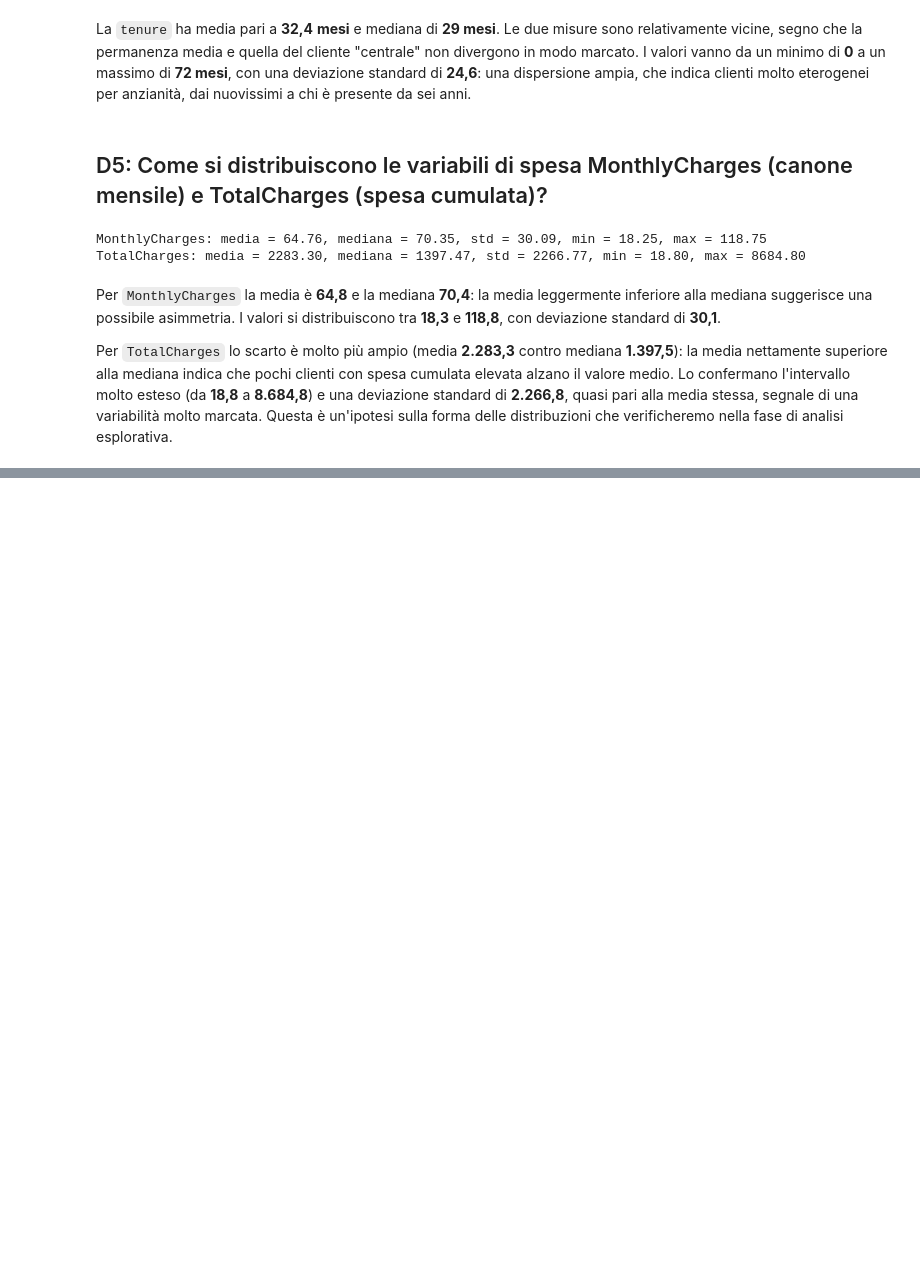
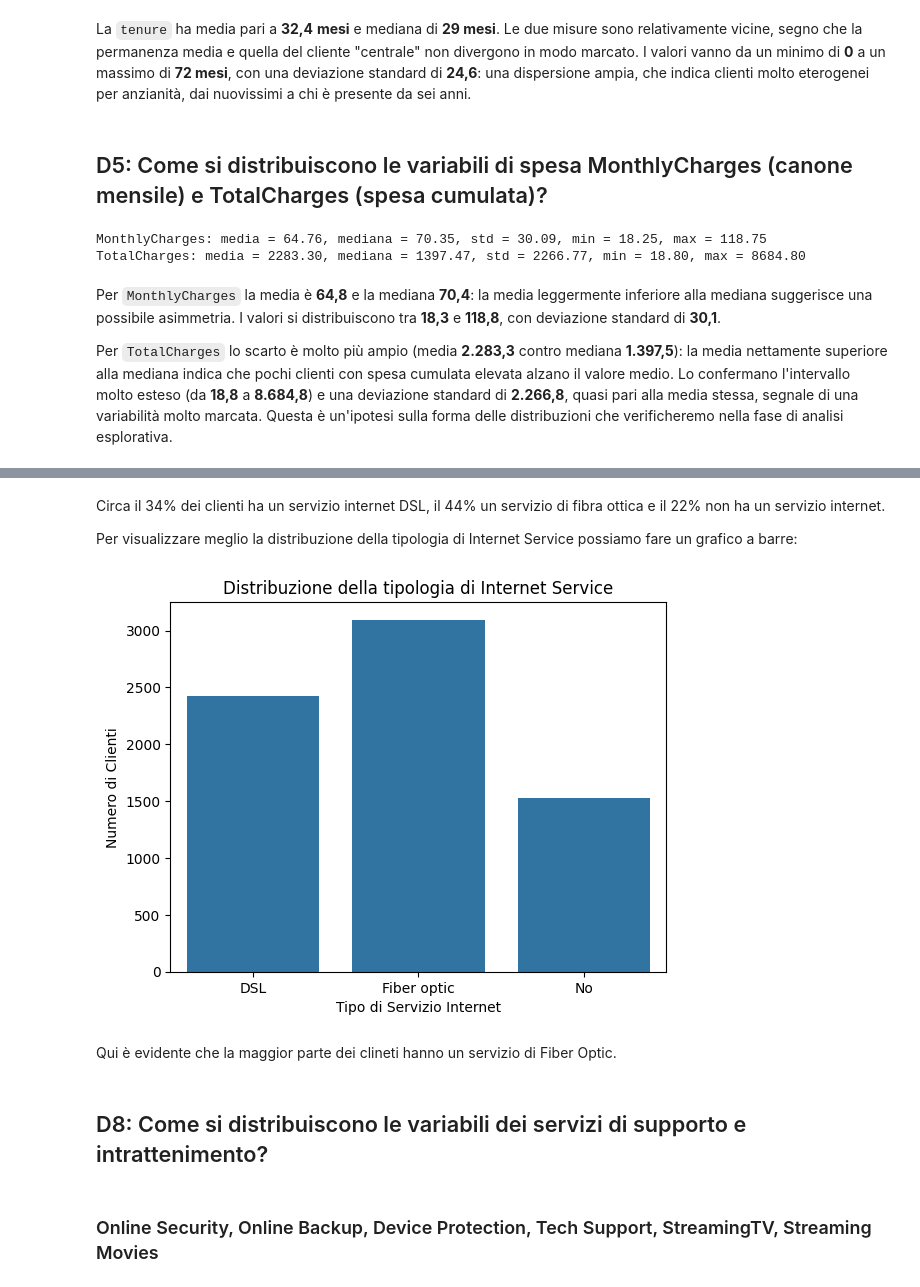
Before and after one commit to aurorap1/Progetto-Data-Science-Gruppo-8-, a Jupyter notebook: DATA/ProgettoDataScienceGruppo_8.ipynb, the cells around one changed output, grey strips where cells are left out. Cells and saved outputs as stored; diff of their text form; code cells hidden in the pictures; blank space fills up the shorter version.

```diff
--- a/DATA/ProgettoDataScienceGruppo_8.ipynb
+++ b/DATA/ProgettoDataScienceGruppo_8.ipynb
@@ -192,0 +365,19 @@ Per `TotalCharges` lo scarto è molto più ampio (media **2.283,3** contro media
+# %% [markdown]
+Circa il 34% dei clienti ha un servizio internet DSL, il 44% un servizio di fibra ottica e il 22% non ha un servizio internet.
+
+Per visualizzare meglio la distribuzione della tipologia di Internet Service possiamo fare un grafico a barre:
+# %%
+# Grafico per la distribuzione del servizio Internet
+sns.countplot(data=df, x="InternetService")
+plt.title("Distribuzione della tipologia di Internet Service")
+plt.xlabel("Tipo di Servizio Internet")
+plt.ylabel("Numero di Clienti")
+plt.show()
+# %% [output]
+[figure, added]
+# %% [markdown]
+Qui è evidente che la maggior parte dei clineti hanno un servizio di Fiber Optic.
+# %% [markdown]
+## D8: Come si distribuiscono le variabili dei servizi di supporto e intrattenimento?
+# %% [markdown]
+### Online Security, Online Backup, Device Protection, Tech Support, StreamingTV, Streaming Movies
```
Also changed, not shown: parts of 33 cells of this notebook.
